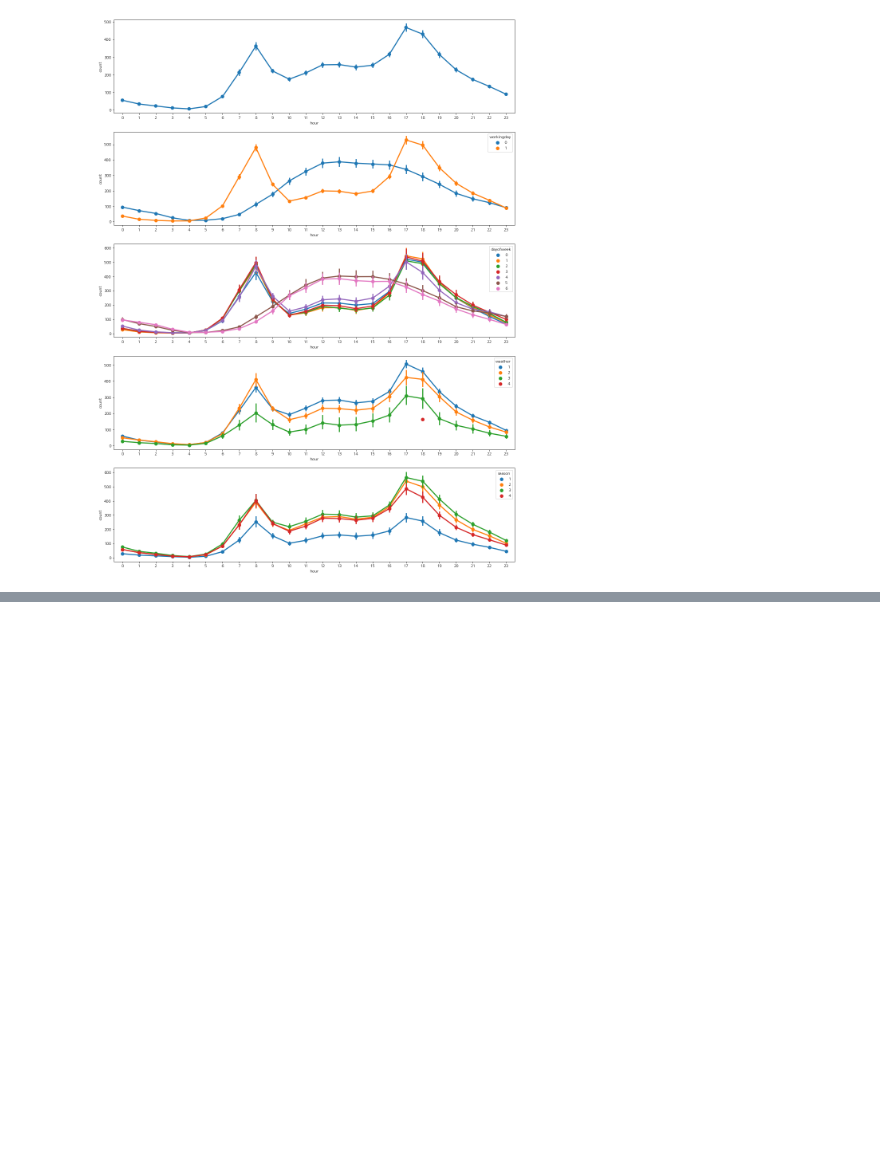
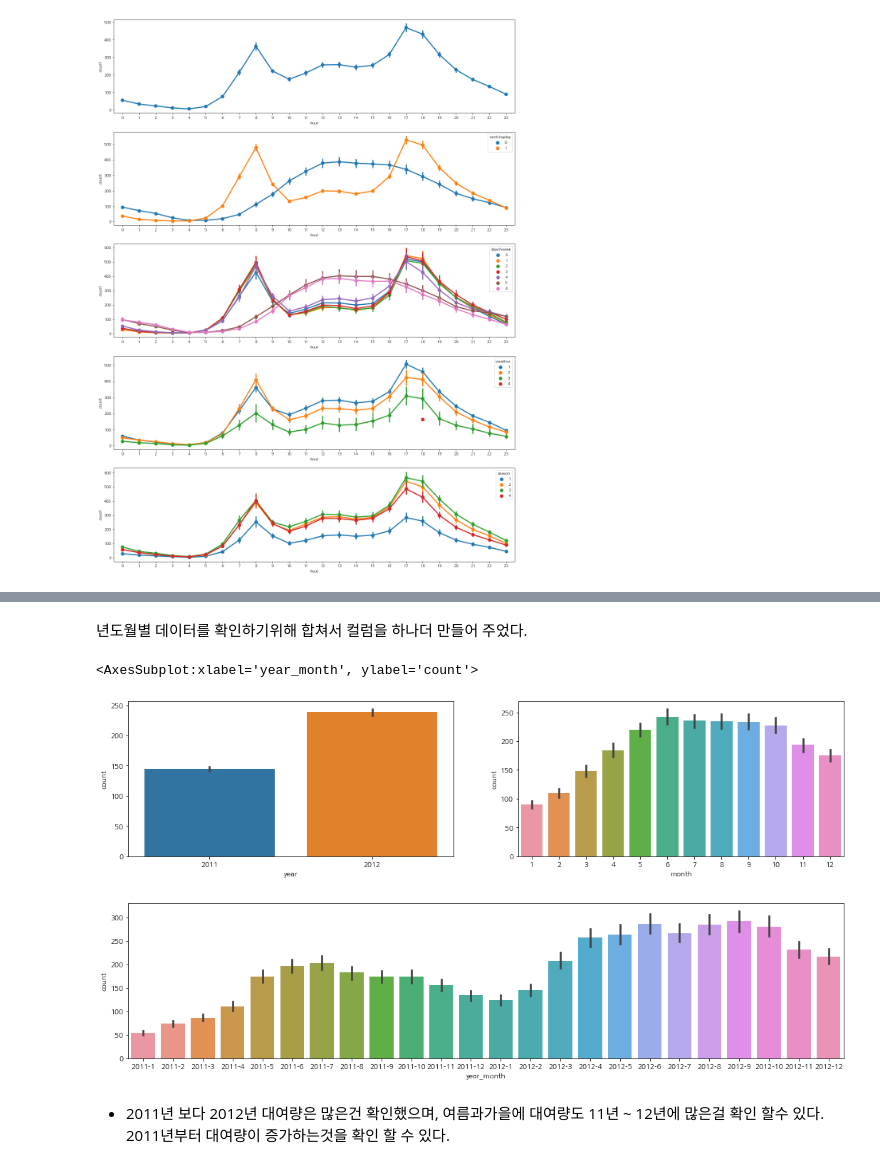
Before and after one commit to choiuikang/contest, a Jupyter notebook: kaggle/Bike_sharing_demand.ipynb, the cells around one changed output, grey strips where cells are left out. Drawn from its saved outputs; the diff is of its cells as text; code cells hidden in the pictures; blank space fills up the shorter version.

```diff
--- a/kaggle/Bike_sharing_demand.ipynb
+++ b/kaggle/Bike_sharing_demand.ipynb
@@ -254,0 +339,8 @@ sns.pointplot(data=train, x="hour", y="count", hue="season", ax=ax5)
+# %%
+def concatenate_year_month(datetime):
+    return "{0}-{1}".format(datetime.year, datetime.month)
+
+train["year_month"] = train["datetime"].apply(concatenate_year_month)
+
+print(train.shape)
+train[["datetime", "year_month"]].head()
@@ -254,0 +355,19 @@ sns.pointplot(data=train, x="hour", y="count", hue="season", ax=ax5)
+# %% [markdown]
+년도월별 데이터를 확인하기위해 합쳐서 컬럼을 하나더 만들어 주었다.
+# %%
+fig, (ax1, ax2) = plt.subplots(nrows=1, ncols=2)
+fig.set_size_inches(18, 4)
+
+sns.barplot(data=train, x="year", y="count", ax=ax1)
+sns.barplot(data=train, x="month", y="count", ax=ax2)
+
+fig, ax3 = plt.subplots(nrows=1, ncols=1)
+fig.set_size_inches(18, 4)
+
+sns.barplot(data=train, x="year_month", y="count", ax=ax3)
+# %% [output]
+<AxesSubplot:xlabel='year_month', ylabel='count'>
+[figure, added]
+[figure, added]
+# %% [markdown]
+- 2011년 보다 2012년 대여량은 많은건 확인했으며, 여름과가을에 대여량도 11년 ~ 12년에 많은걸 확인 할수 있다. 2011년부터 대여량이 증가하는것을 확인 할 수 있다.
```
Also changed, not shown: parts of 18 cells of this notebook.
